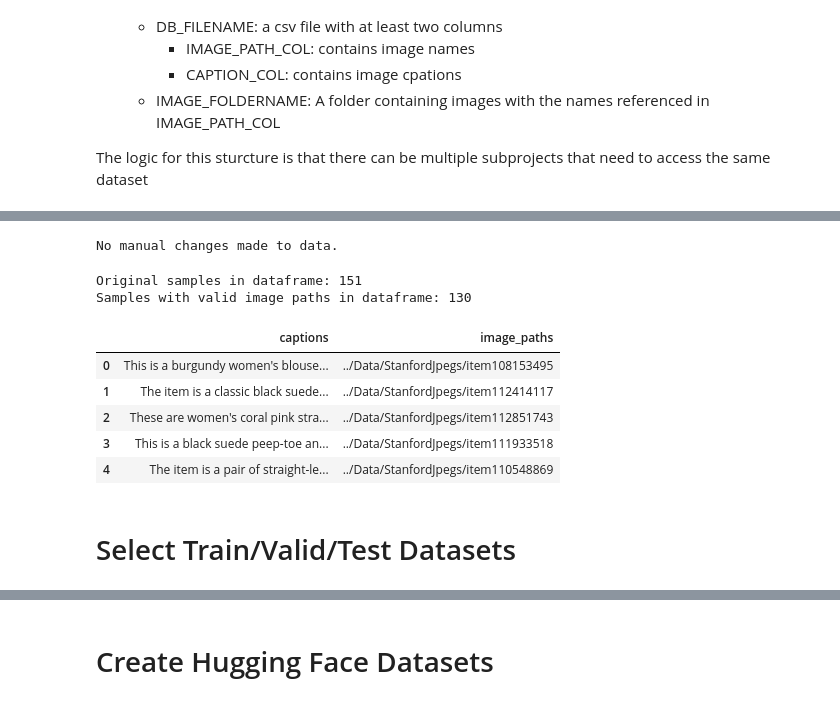
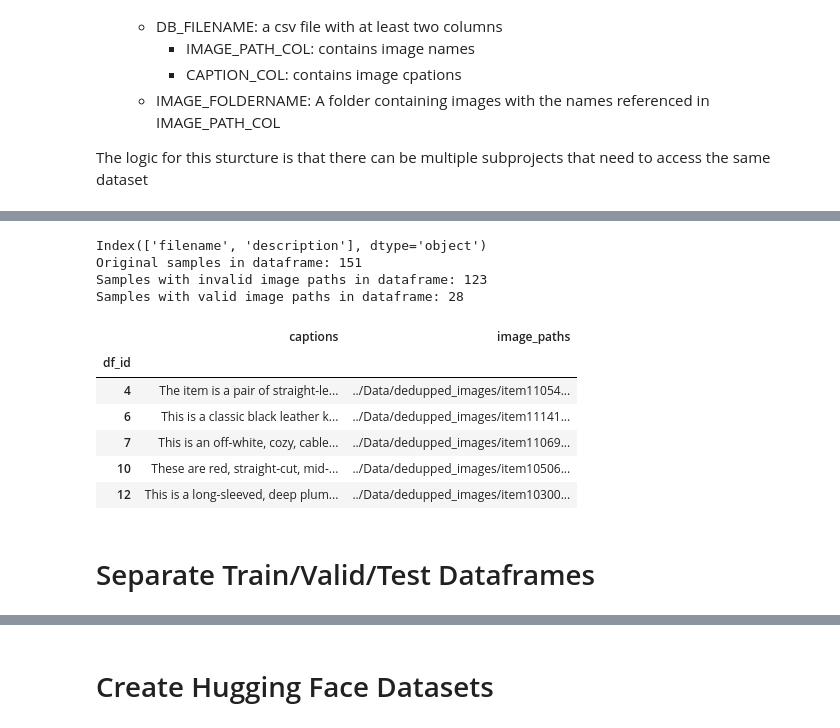
Before and after one commit to Krink22/EcoStyleSearch_NLP, a Jupyter notebook: fashion_image_captioner.ipynb, the cells around one changed output, grey strips where cells are left out. Cells and saved outputs as stored; diff of their text form; code cells hidden in the pictures.

```diff
--- a/fashion_image_captioner.ipynb
+++ b/fashion_image_captioner.ipynb
@@ -120,70 +136,74 @@ data_df_g.head()
 
 changeDataManually_g = False
 
-def changeRows(data_df = data_df_g, colToChange = CAPTION_COL_g):
-    colToChange = "Captions"
-    changeDict = {
-        846: "a black ankleboot with fringe detailing on the side",
-        4815: "a yellow beanie on a white background",
-        5093: "a cage-style heel with floral print",
-        2835: "a black leather heeled boot with a pointed toe"
-        }
+def changeRows(data_df = data_df_g, colToChange = CAPTION_COL_g, should_change=changeDataManually_g):
+    if not should_change: return data_df
+    else:
+        colToChange = "Captions"
+        changeDict = {
+            846: "a black ankleboot with fringe detailing on the side",
+            4815: "a yellow beanie on a white background",
+            5093: "a cage-style heel with floral print",
+            2835: "a black leather heeled boot with a pointed toe"
+            }
 
-    for itemId, content in changeDict.items():
-        data_df.loc[itemId,colToChange] = content
+        for itemId, content in changeDict.items():
+            data_df.loc[itemId,colToChange] = content
+        return data_df
 
-    return data_df
 
-if changeDataManually_g:
-    data_df_g = changeRows()
-    data_df_g.head()
-else:
-    print("No manual changes made to data.")
+data_df_g = changeRows()
-# %% [output]
-No manual changes made to data.
 # %%
-#FILTER DATAFRAME TO JUST DESIRED CONTENT
+#FILTER DATAFRAME TO JUST 3 COLUMNS: df_id, image_paths, captions
 
 def imagePathColCreator(data_df, image_folder, image_path_col):
     #image_paths = list(os.path.join(image_folder,('item'+str(fileId))) for fileId in data_df["Item_Id"]) #From original ThredupData.csv Use ItemId column to create list of paths to image files
-    image_paths = list(os.path.join(image_folder,filePath)[:-4] for filePath in data_df[image_path_col]); #From Esra's LLM generated caption dataset The -4 is to get rid of .jpg in spreadhseet's filenames since filenames in data folder don't currently have these file endings
+    print(data_df.columns)
+    image_paths = list(os.path.join(image_folder,filePath) for filePath in data_df[image_path_col]); #From Esra's LLM generated caption dataset (files in folder and spreadhseet adjusted to include .jpg in name)
     return image_paths
 
 def captionColCreator(data_df, caption_col):
     #captions = list(data_df["Category_Type"] + ", " + data_df["Description"]) #If using original ThredupData.csv, use Description column to create list of captions for each image
-    captions = data_df[caption_col] #From Esra's LLM generated caption dataset The -4 is to get rid of .jpg in spreadhseet's filenames since filenames in data folder don't currently have these file endings
+    captions = data_df[caption_col] #From Esra's LLM generated caption dataset
     return captions
 
 def createImageAndCaptionDf(data_df = data_df_g, image_folder = IMAGE_FOLDER_g, image_path_col= IMAGE_PATH_COL_g, caption_col = CAPTION_COL_g ):
 
     #Create image paths
     data_df["image_paths"] = imagePathColCreator(data_df, image_folder, image_path_col)
 
     #Create caption paths
     data_df["captions"] = captionColCreator(data_df, caption_col)
 
     #Discard rows without valid image paths
     print(f"Original samples in dataframe: {len(data_df)}")
     valid_rows = [ind for ind, image_path in enumerate(data_df["image_paths"]) if os.path.exists(image_path)] #Get rid of any image paths that do not point to actual image files
+    invalid_rows = [ind for ind in data_df.index if ind not in valid_rows]
+
+    invalid_data_df = data_df.iloc[invalid_rows]
+    print(f"Samples with invalid image paths in dataframe: {len(invalid_data_df)}")
     data_df = data_df.iloc[valid_rows]
     print(f"Samples with valid image paths in dataframe: {len(data_df)}")
 
     #Discard all other columns
     data_df = data_df[["captions", "image_paths"]]
 
-    return data_df
+    return data_df, invalid_data_df
 
-data_df_g = createImageAndCaptionDf()
+data_df_g, invalid_paths_df_g = createImageAndCaptionDf()
 
 data_df_g.head()
 # %% [output]
+Index(['filename', 'description'], dtype='object')
 Original samples in dataframe: 151
-Samples with valid image paths in dataframe: 130
+Samples with invalid image paths in dataframe: 123
+Samples with valid image paths in dataframe: 28
 |  | captions | image_paths |
-| 0 | This is a burgundy women's blouse... | ../Data/StanfordJpegs/item108153495 |
-| 1 | The item is a classic black suede... | ../Data/StanfordJpegs/item112414117 |
-| 2 | These are women's coral pink stra... | ../Data/StanfordJpegs/item112851743 |
-| 3 | This is a black suede peep-toe an... | ../Data/StanfordJpegs/item111933518 |
-| 4 | The item is a pair of straight-le... | ../Data/StanfordJpegs/item110548869 |
+| df_id |  |  |
+| 4 | The item is a pair of straight-le... | ../Data/dedupped_images/item11054... |
+| 6 | This is a classic black leather k... | ../Data/dedupped_images/item11141... |
+| 7 | This is an off-white, cozy, cable... | ../Data/dedupped_images/item11069... |
+| 10 | These are red, straight-cut, mid-... | ../Data/dedupped_images/item10506... |
+| 12 | This is a long-sleeved, deep plum... | ../Data/dedupped_images/item10300... |
-# %% [markdown]
-# Select Train/Valid/Test Datasets
+# %% [markdown]
+# Separate Train/Valid/Test Dataframes
```
Also changed, not shown: parts of 32 cells of this notebook.
